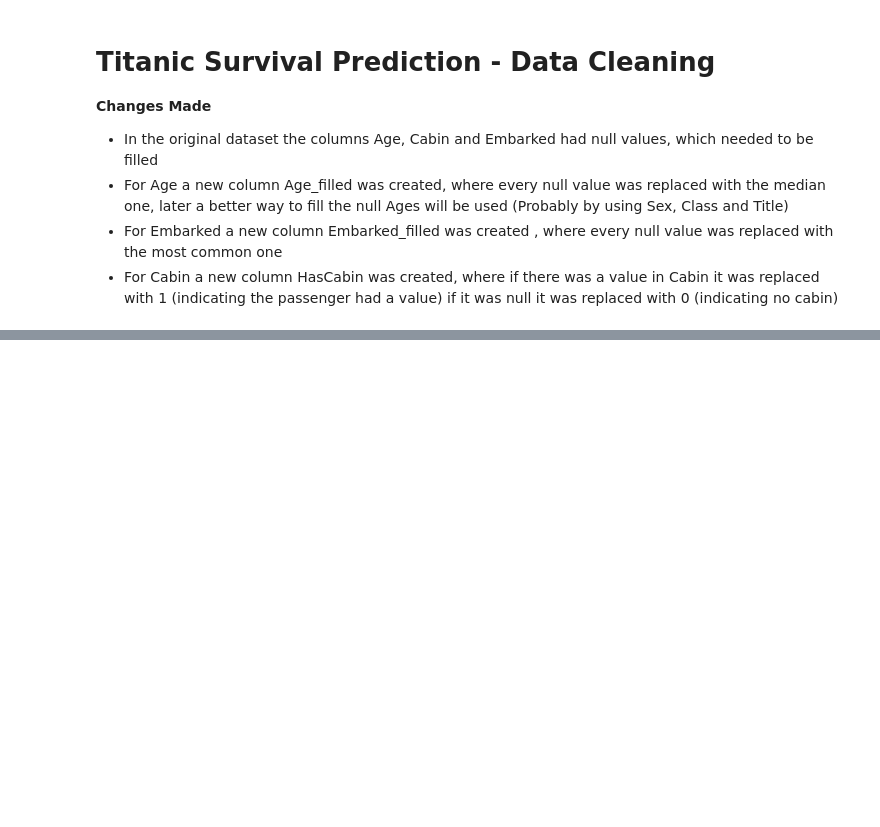
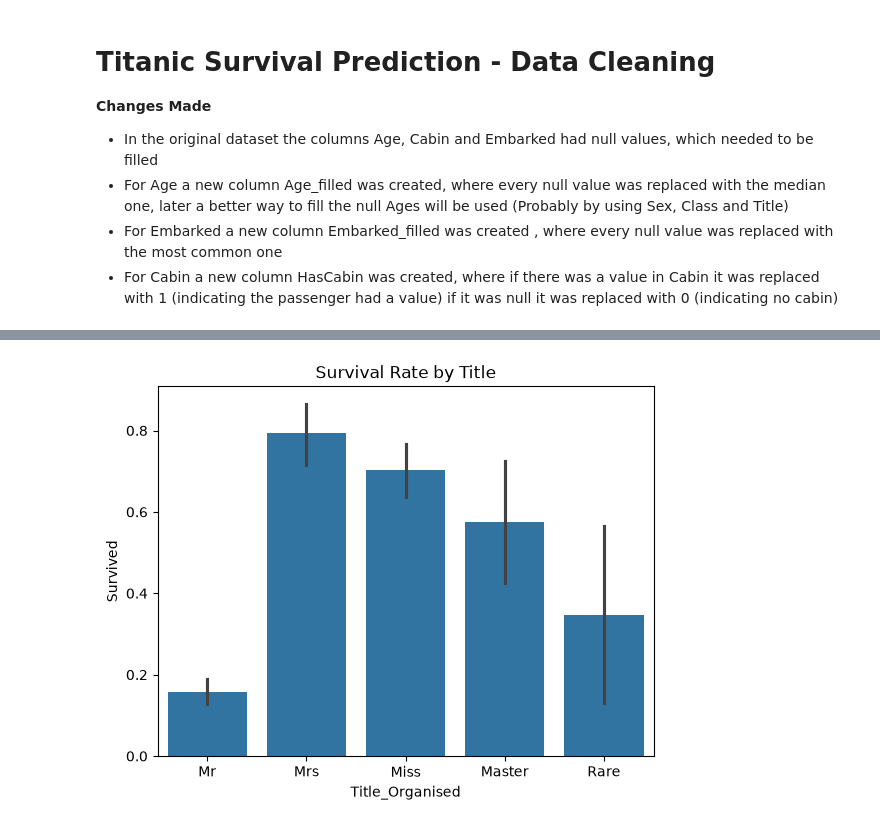
Before and after one commit to dimkon02/Titanic-ML-project, a Jupyter notebook: notebooks/exploration.ipynb, the cells around one changed output, grey strips where cells are left out. Saved outputs shown, nothing was run; the diff lists cells and outputs as text; code cells hidden in the pictures; blank space fills up the shorter version.

Commit message:
Completed Phase 3: Feature Engineering (TItle, FamilySize, IsAlone, Age_Group)

```diff
--- a/notebooks/exploration.ipynb
+++ b/notebooks/exploration.ipynb
@@ -223,0 +255,6 @@ dtype: int64
+# %%
+def extract_title(name):
+    title = name.split(',')[1].split('.')[0].strip()
+    return title
+# %%
+df['Title'] = df['Name'].apply(extract_title)
@@ -223,0 +283,18 @@ dtype: int64
+# %%
+Title_mapping = {
+    'Mlle': 'Miss',
+    'Mme' : 'Mrs',
+    'Ms' : 'Miss',
+    'Dr' : 'Rare',
+    'Rev' : 'Rare',
+    'Major' : 'Rare',
+    'Col' : 'Rare',
+    'Don' : 'Rare',
+    'Lady' : 'Rare',
+    'Sir' : 'Rare',
+    'Capt' : 'Rare',
+    'the Countess' : 'Rare',
+    'Jonkheer' : 'Rare'
+}
+# %%
+df['Title_Organised'] = df['Title'].replace(Title_mapping)
@@ -223,0 +311,6 @@ dtype: int64
+# %%
+sns.barplot(x='Title_Organised', y='Survived', data=df)
+plt.title('Survival Rate by Title')
+plt.show()
+# %% [output]
+[figure, added]
```
Also changed, not shown: parts of 18 cells of this notebook.
